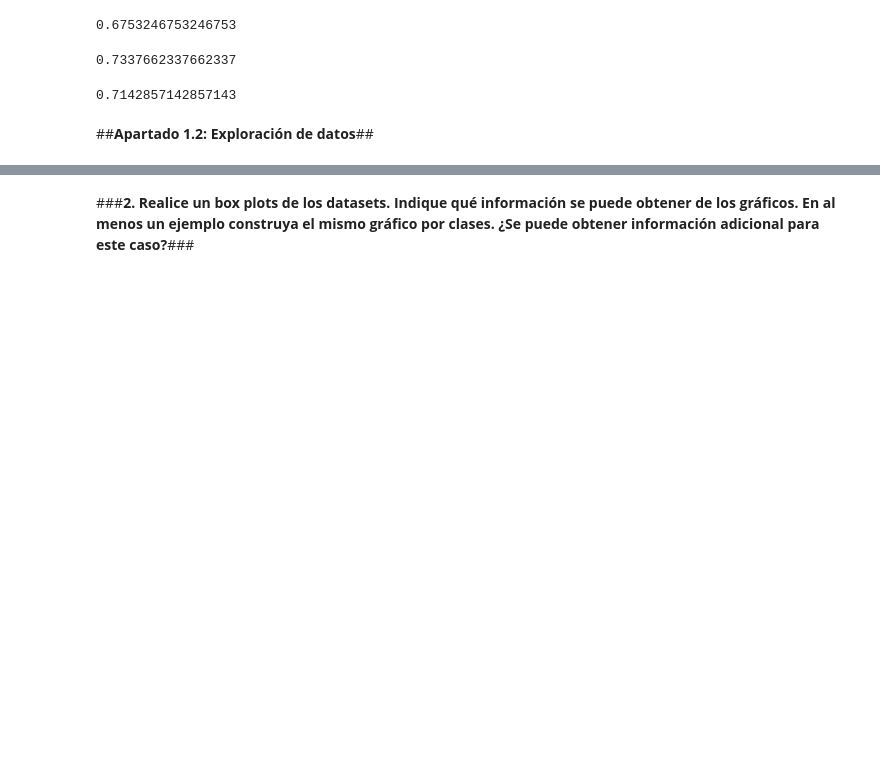
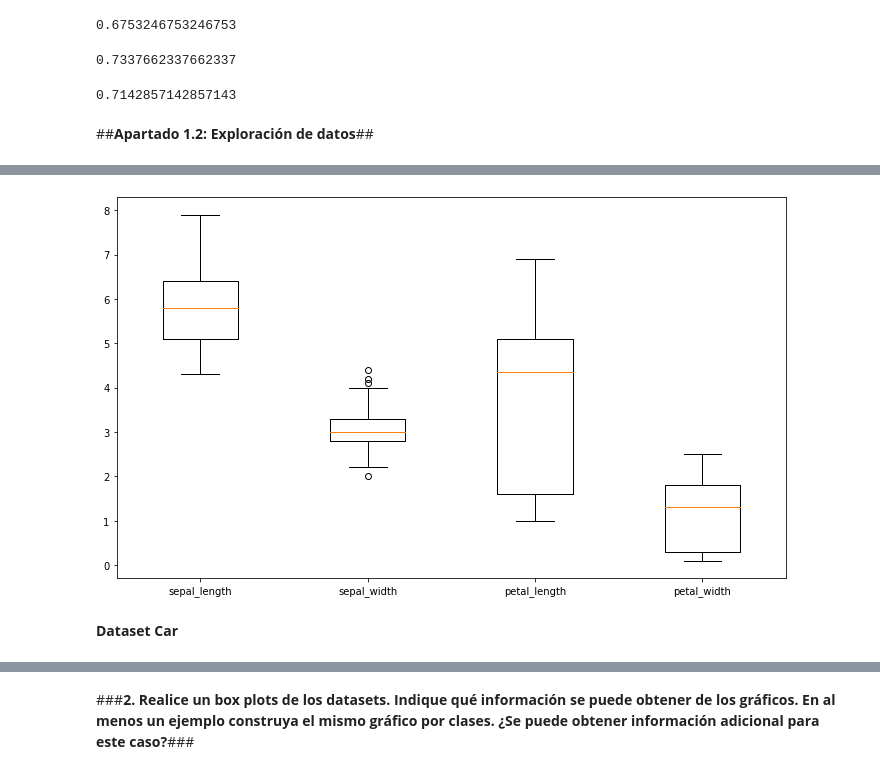
Before and after one commit to victoriapl01/Mineria_De_Datos, a Jupyter notebook: Practica1_1_IMD.ipynb, the cells around one changed output, grey strips where cells are left out. Saved outputs shown, nothing was run; the diff lists cells and outputs as text; code cells hidden in the pictures; blank space fills up the shorter version.

```diff
--- a/Practica1_1_IMD.ipynb
+++ b/Practica1_1_IMD.ipynb
@@ -834,0 +839,8 @@ accuracy_knn_disc
+# %%
+#Iris Data set
+columnas=['sepal length (cm)', 'sepal width (cm)', 'petal length (cm)', 'petal width (cm)', 'class']
+iris_features=['sepal length (cm)', 'sepal width (cm)', 'petal length (cm)', 'petal width (cm)']
+iris= readDataset('https://raw.githubusercontent.com/victoriapl01/Mineria_De_Datos/main/Datasets/iris.data', columnas)
+iris_X= iris[iris_features]
+iris_y= iris['class']
+iris.head()
@@ -834,0 +859,7 @@ accuracy_knn_disc
+# %%
+fig = plt.figure(figsize =(12, 7))
+plt.boxplot([iris['sepal length (cm)'], iris['sepal width (cm)'], iris['petal length (cm)'], iris['petal width (cm)']], labels=['sepal_length', 'sepal_width', 'petal_length', 'petal_width']);
+# %% [output]
+[figure, added]
+# %% [markdown]
+**Dataset Car**
```
Also changed, not shown: parts of 33 cells of this notebook.
